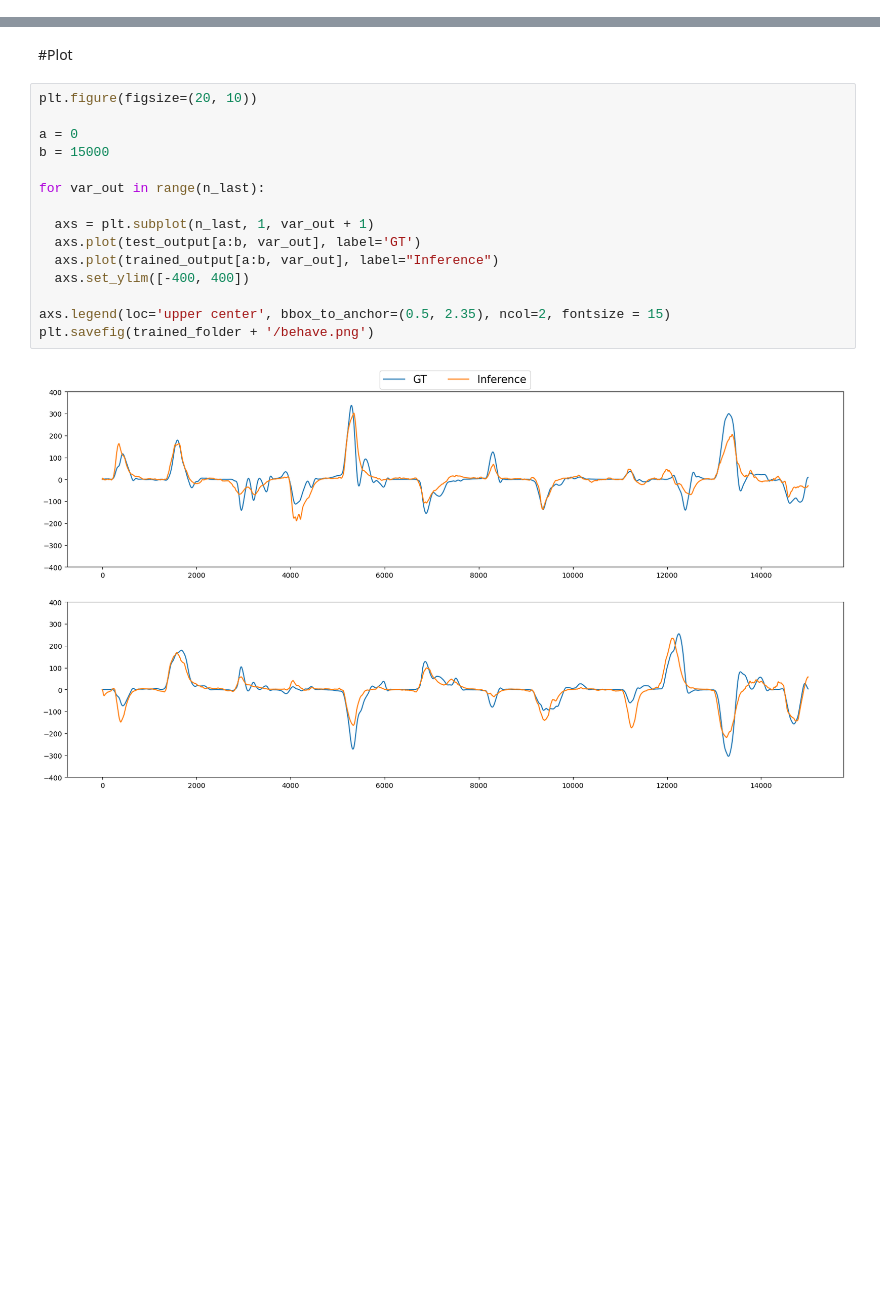
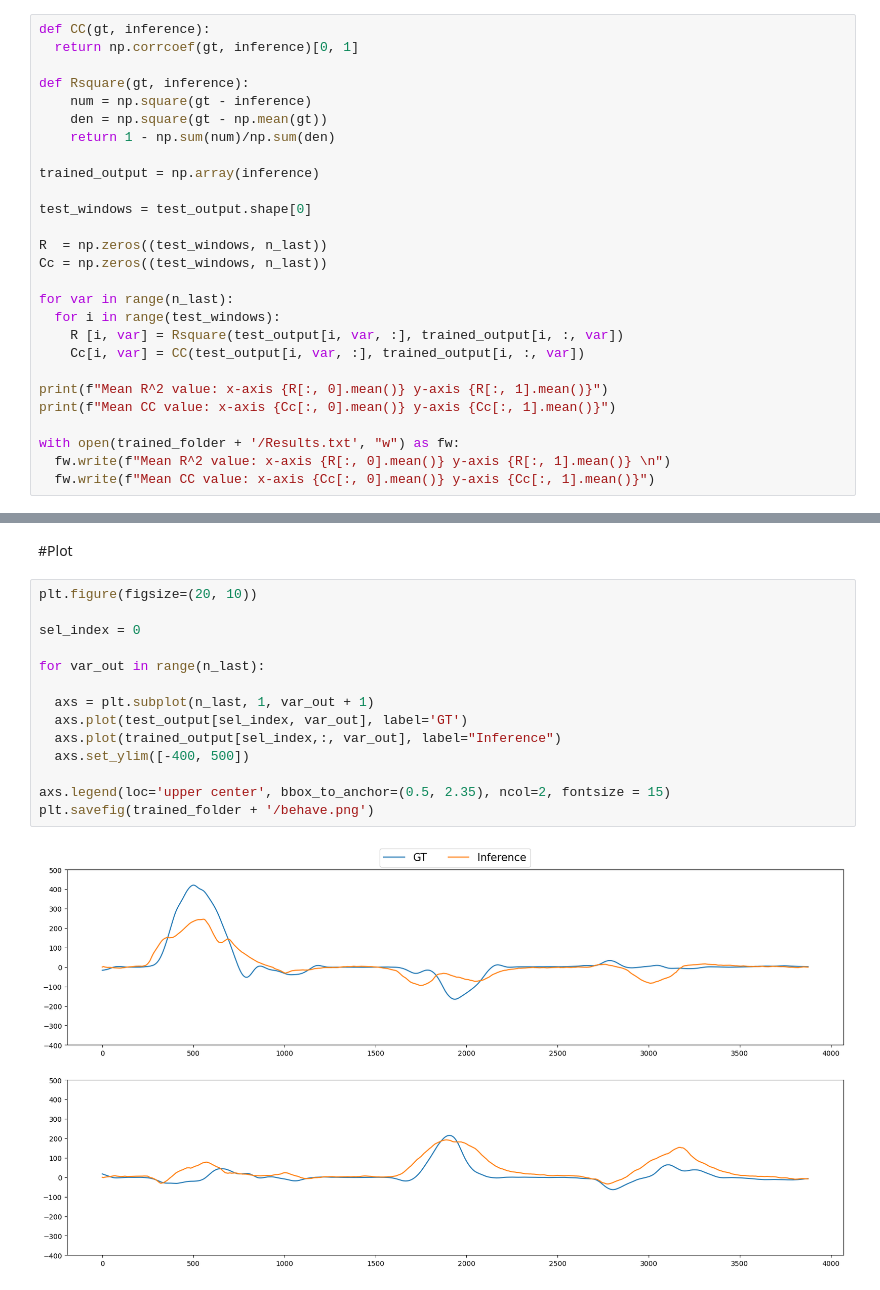
Before and after one commit to LucaMartis00/SNN-Training-scheme, a Jupyter notebook: Potential_snnTorch_broadband.ipynb, the cells around one changed output, grey strips where cells are left out. Cells and saved outputs as stored; diff of their text form; blank space fills up the shorter version.

```diff
--- a/Potential_snnTorch_broadband.ipynb
+++ b/Potential_snnTorch_broadband.ipynb
@@ -726,0 +383,27 @@ Metrics evaluation
+# %%
+def CC(gt, inference):
+  return np.corrcoef(gt, inference)[0, 1]
+
+def Rsquare(gt, inference):
+    num = np.square(gt - inference)
+    den = np.square(gt - np.mean(gt))
+    return 1 - np.sum(num)/np.sum(den)
+
+trained_output = np.array(inference)
+
+test_windows = test_output.shape[0]
+
+R  = np.zeros((test_windows, n_last))
+Cc = np.zeros((test_windows, n_last))
+
+for var in range(n_last):
+  for i in range(test_windows):
+    R [i, var] = Rsquare(test_output[i, var, :], trained_output[i, :, var])
+    Cc[i, var] = CC(test_output[i, var, :], trained_output[i, :, var])
+
+print(f"Mean R^2 value: x-axis {R[:, 0].mean()} y-axis {R[:, 1].mean()}")
+print(f"Mean CC value: x-axis {Cc[:, 0].mean()} y-axis {Cc[:, 1].mean()}")
+
+with open(trained_folder + '/Results.txt', "w") as fw:
+  fw.write(f"Mean R^2 value: x-axis {R[:, 0].mean()} y-axis {R[:, 1].mean()} \n")
+  fw.write(f"Mean CC value: x-axis {Cc[:, 0].mean()} y-axis {Cc[:, 1].mean()}")
@@ -729,17 +415,16 @@ Metrics evaluation
 # %%
 plt.figure(figsize=(20, 10))
 
-a = 0
-b = 15000
+sel_index = 0
 
 for var_out in range(n_last):
 
   axs = plt.subplot(n_last, 1, var_out + 1)
-  axs.plot(test_output[a:b, var_out], label='GT')
-  axs.plot(trained_output[a:b, var_out], label="Inference")
-  axs.set_ylim([-400, 400])
+  axs.plot(test_output[sel_index, var_out], label='GT')
+  axs.plot(trained_output[sel_index,:, var_out], label="Inference")
+  axs.set_ylim([-400, 500])
 
 axs.legend(loc='upper center', bbox_to_anchor=(0.5, 2.35), ncol=2, fontsize = 15)
 plt.savefig(trained_folder + '/behave.png')
 # %% [output]
-[figure, old version]
+[figure, new version]
```
Also changed, not shown: parts of 9 cells of this notebook.
